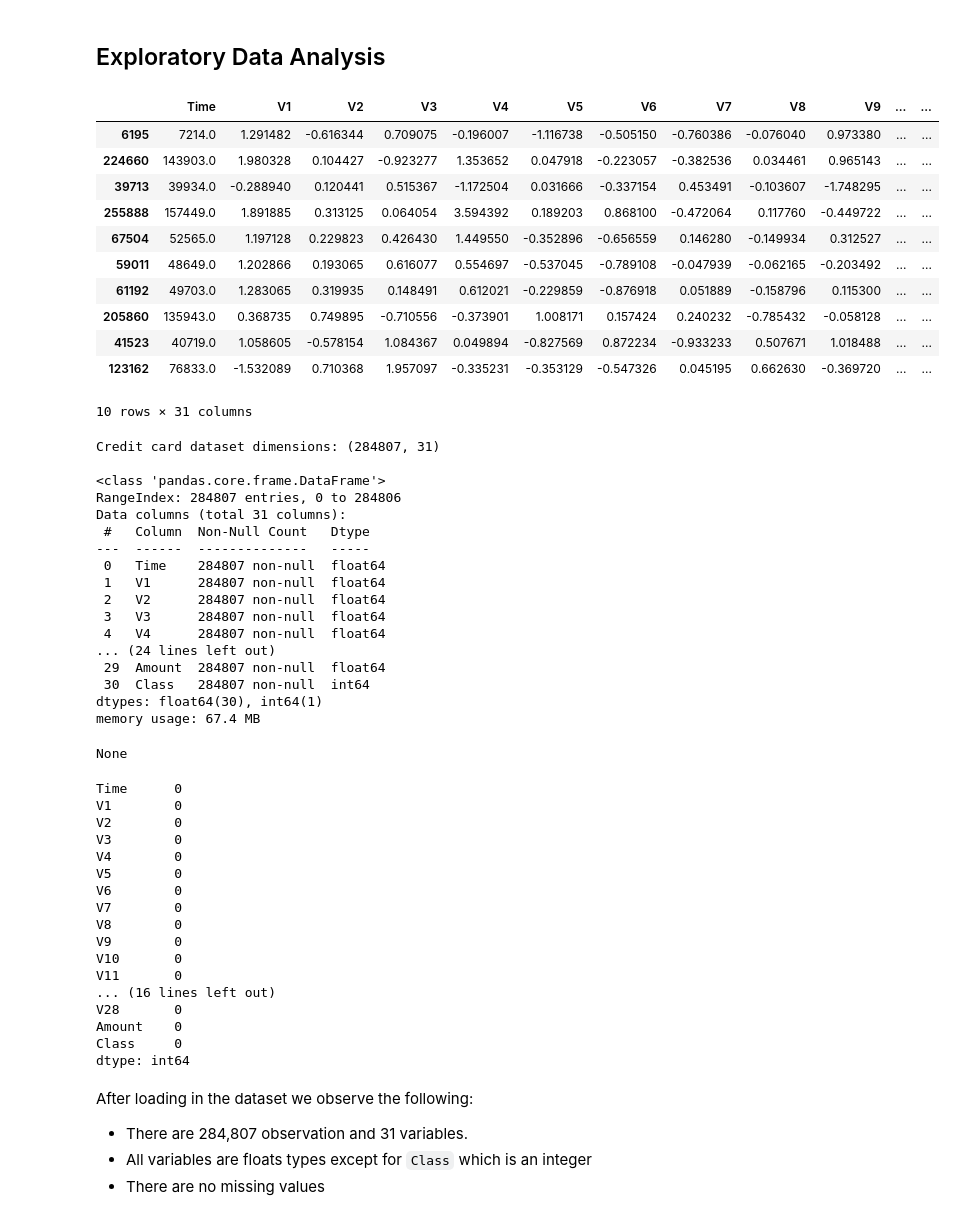
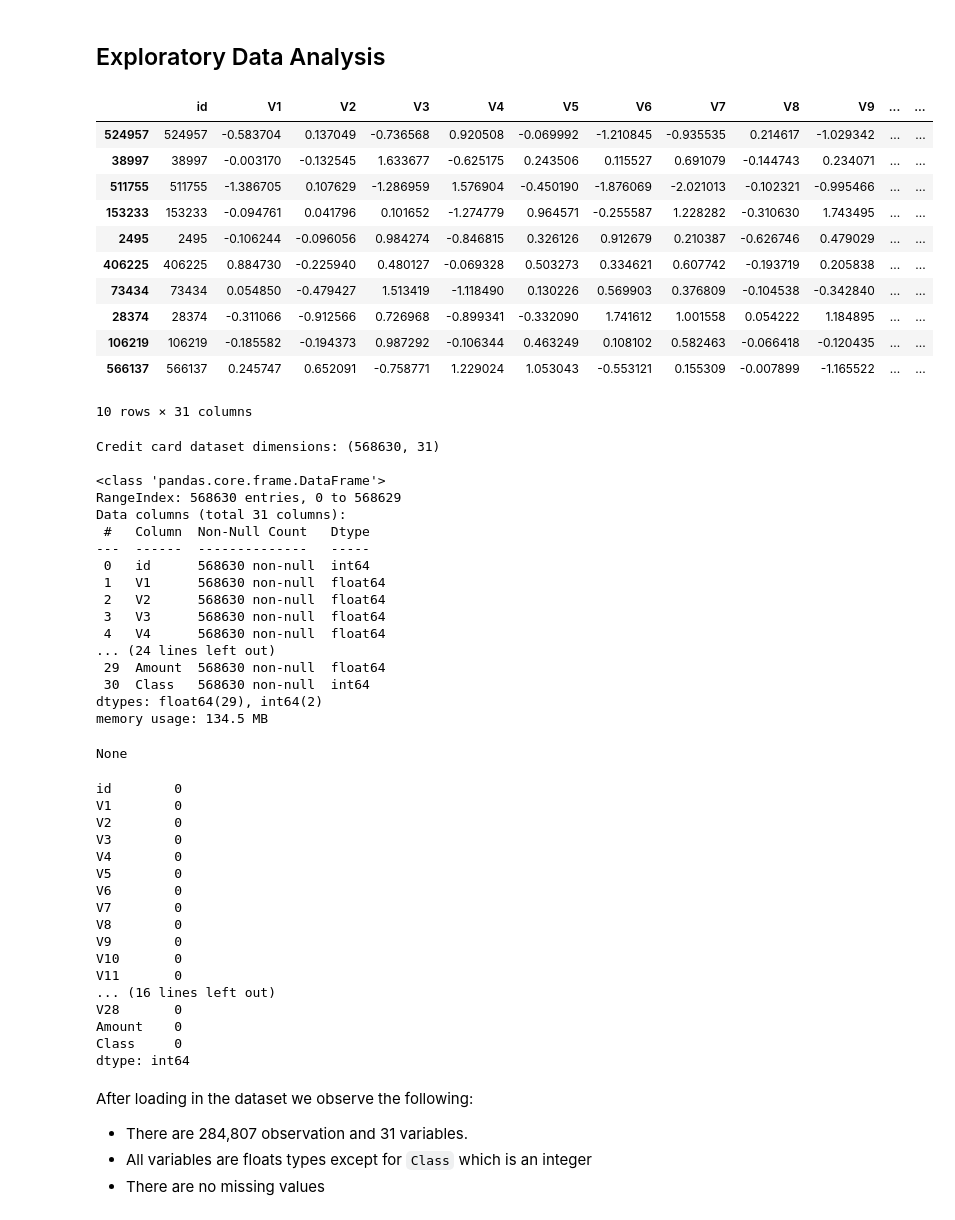
Before and after one commit to ackerman-alex/IDS789_credit_card_fraud_detection, a Jupyter notebook: IDS789_credit_card_fraud_detection.ipynb, the cells around one changed output. Drawn from its saved outputs; the diff is of its cells as text; code cells hidden in the pictures.

```diff
--- a/IDS789_credit_card_fraud_detection.ipynb
+++ b/IDS789_credit_card_fraud_detection.ipynb
@@ -20,52 +26,52 @@ pd.set_option("mode.copy_on_write", True)
 ## Exploratory Data Analysis
 # %%
 # Load in the data
-credit_card_data = pd.read_csv("data/creditcard.csv.zip")
+credit_card_data = pd.read_csv("data/creditcard_2023.csv.zip")
 
 # Inspect the data
 display(credit_card_data.sample(10))
 
 print(f"Credit card dataset dimensions: {credit_card_data.shape}")
 
 # Information about each variable
 print("")
 
 display(credit_card_data.info())
 
 # Check for missing values
 display(credit_card_data.isna().sum())
 # %% [output]
-|  | Time | V1 | V2 | V3 | V4 | V5 | V6 | V7 | V8 | V9 | ... | ... |
-| 6195 | 7214.0 | 1.291482 | -0.616344 | 0.709075 | -0.196007 | -1.116738 | -0.505150 | -0.760386 | -0.076040 | 0.973380 | ... | ... |
-| 224660 | 143903.0 | 1.980328 | 0.104427 | -0.923277 | 1.353652 | 0.047918 | -0.223057 | -0.382536 | 0.034461 | 0.965143 | ... | ... |
-| 39713 | 39934.0 | -0.288940 | 0.120441 | 0.515367 | -1.172504 | 0.031666 | -0.337154 | 0.453491 | -0.103607 | -1.748295 | ... | ... |
-| 255888 | 157449.0 | 1.891885 | 0.313125 | 0.064054 | 3.594392 | 0.189203 | 0.868100 | -0.472064 | 0.117760 | -0.449722 | ... | ... |
-| 67504 | 52565.0 | 1.197128 | 0.229823 | 0.426430 | 1.449550 | -0.352896 | -0.656559 | 0.146280 | -0.149934 | 0.312527 | ... | ... |
-| 59011 | 48649.0 | 1.202866 | 0.193065 | 0.616077 | 0.554697 | -0.537045 | -0.789108 | -0.047939 | -0.062165 | -0.203492 | ... | ... |
-| 61192 | 49703.0 | 1.283065 | 0.319935 | 0.148491 | 0.612021 | -0.229859 | -0.876918 | 0.051889 | -0.158796 | 0.115300 | ... | ... |
-| 205860 | 135943.0 | 0.368735 | 0.749895 | -0.710556 | -0.373901 | 1.008171 | 0.157424 | 0.240232 | -0.785432 | -0.058128 | ... | ... |
-| 41523 | 40719.0 | 1.058605 | -0.578154 | 1.084367 | 0.049894 | -0.827569 | 0.872234 | -0.933233 | 0.507671 | 1.018488 | ... | ... |
-| 123162 | 76833.0 | -1.532089 | 0.710368 | 1.957097 | -0.335231 | -0.353129 | -0.547326 | 0.045195 | 0.662630 | -0.369720 | ... | ... |
+|  | id | V1 | V2 | V3 | V4 | V5 | V6 | V7 | V8 | V9 | ... | ... |
+| 524957 | 524957 | -0.583704 | 0.137049 | -0.736568 | 0.920508 | -0.069992 | -1.210845 | -0.935535 | 0.214617 | -1.029342 | ... | ... |
+| 38997 | 38997 | -0.003170 | -0.132545 | 1.633677 | -0.625175 | 0.243506 | 0.115527 | 0.691079 | -0.144743 | 0.234071 | ... | ... |
+| 511755 | 511755 | -1.386705 | 0.107629 | -1.286959 | 1.576904 | -0.450190 | -1.876069 | -2.021013 | -0.102321 | -0.995466 | ... | ... |
+| 153233 | 153233 | -0.094761 | 0.041796 | 0.101652 | -1.274779 | 0.964571 | -0.255587 | 1.228282 | -0.310630 | 1.743495 | ... | ... |
+| 2495 | 2495 | -0.106244 | -0.096056 | 0.984274 | -0.846815 | 0.326126 | 0.912679 | 0.210387 | -0.626746 | 0.479029 | ... | ... |
+| 406225 | 406225 | 0.884730 | -0.225940 | 0.480127 | -0.069328 | 0.503273 | 0.334621 | 0.607742 | -0.193719 | 0.205838 | ... | ... |
+| 73434 | 73434 | 0.054850 | -0.479427 | 1.513419 | -1.118490 | 0.130226 | 0.569903 | 0.376809 | -0.104538 | -0.342840 | ... | ... |
+| 28374 | 28374 | -0.311066 | -0.912566 | 0.726968 | -0.899341 | -0.332090 | 1.741612 | 1.001558 | 0.054222 | 1.184895 | ... | ... |
+| 106219 | 106219 | -0.185582 | -0.194373 | 0.987292 | -0.106344 | 0.463249 | 0.108102 | 0.582463 | -0.066418 | -0.120435 | ... | ... |
+| 566137 | 566137 | 0.245747 | 0.652091 | -0.758771 | 1.229024 | 1.053043 | -0.553121 | 0.155309 | -0.007899 | -1.165522 | ... | ... |
 10 rows × 31 columns
-Credit card dataset dimensions: (284807, 31)
+Credit card dataset dimensions: (568630, 31)
 
 <class 'pandas.core.frame.DataFrame'>
-RangeIndex: 284807 entries, 0 to 284806
+RangeIndex: 568630 entries, 0 to 568629
 Data columns (total 31 columns):
  #   Column  Non-Null Count   Dtype
 ---  ------  --------------   -----
- 0   Time    284807 non-null  float64
- 1   V1      284807 non-null  float64
- 2   V2      284807 non-null  float64
- 3   V3      284807 non-null  float64
- 4   V4      284807 non-null  float64
+ 0   id      568630 non-null  int64
+ 1   V1      568630 non-null  float64
+ 2   V2      568630 non-null  float64
+ 3   V3      568630 non-null  float64
+ 4   V4      568630 non-null  float64
 ... (24 lines left out)
- 29  Amount  284807 non-null  float64
- 30  Class   284807 non-null  int64
-dtypes: float64(30), int64(1)
-memory usage: 67.4 MB
+ 29  Amount  568630 non-null  float64
+ 30  Class   568630 non-null  int64
+dtypes: float64(29), int64(2)
+memory usage: 134.5 MB
 None
-Time      0
+id        0
 V1        0
 V2        0
 V3        0
```
Also changed, not shown: parts of 5 cells of this notebook, 2 other files.
